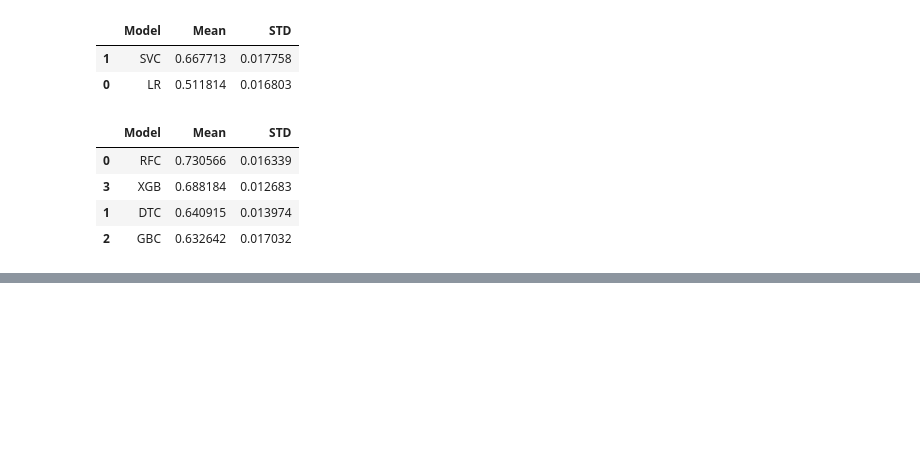
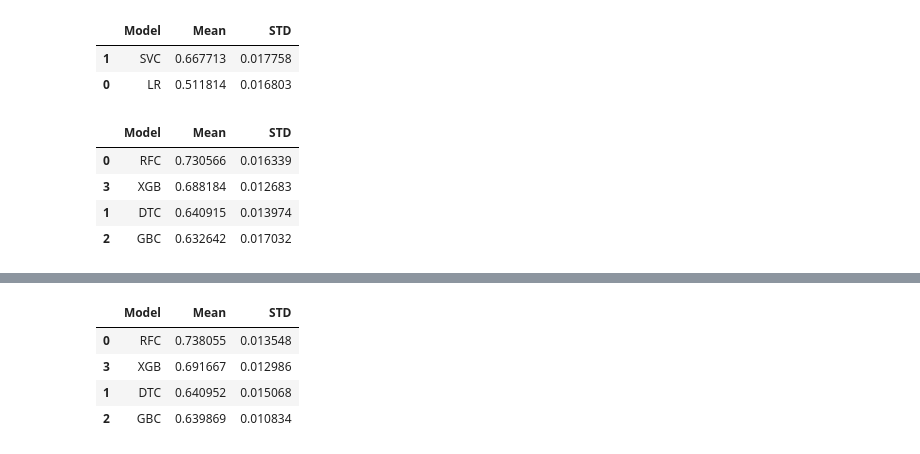
Before and after one commit to MaukanMir/Water-Quality-Classification, a Jupyter notebook: training.ipynb, the cells around one changed output, grey strips where cells are left out. Saved outputs shown, nothing was run; the diff lists cells and outputs as text; code cells hidden in the pictures; blank space fills up the shorter version.

```diff
--- a/training.ipynb
+++ b/training.ipynb
@@ -315,0 +331,10 @@ testing_selected_models(names, models, X_smote, y_smote)
+# %%
+names = ["RFC", "DTC", "GBC", "XGB"]
+models = get_selected_models(names)
+testing_selected_models(names, models, X_bl, y_bl)
+# %% [output]
+|  | Model | Mean | STD |
+| 0 | RFC | 0.738055 | 0.013548 |
+| 3 | XGB | 0.691667 | 0.012986 |
+| 1 | DTC | 0.640952 | 0.015068 |
+| 2 | GBC | 0.639869 | 0.010834 |
```
Also changed, not shown: parts of 7 cells of this notebook.
